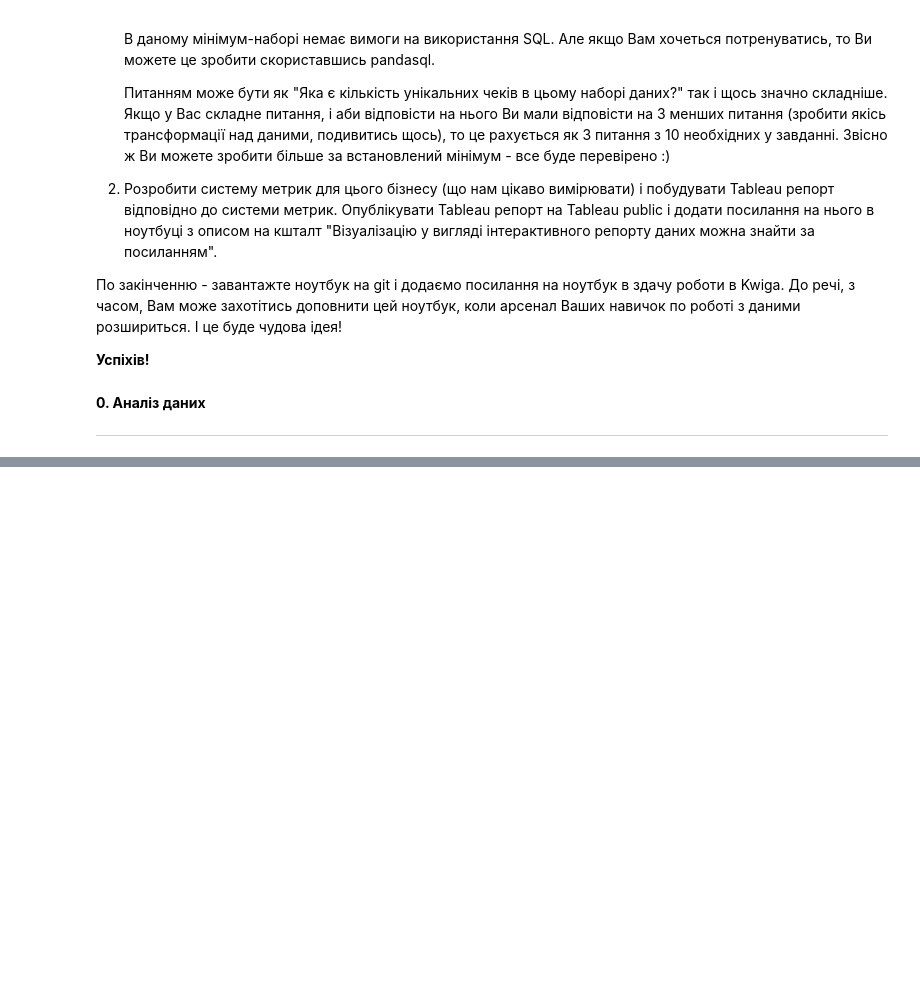
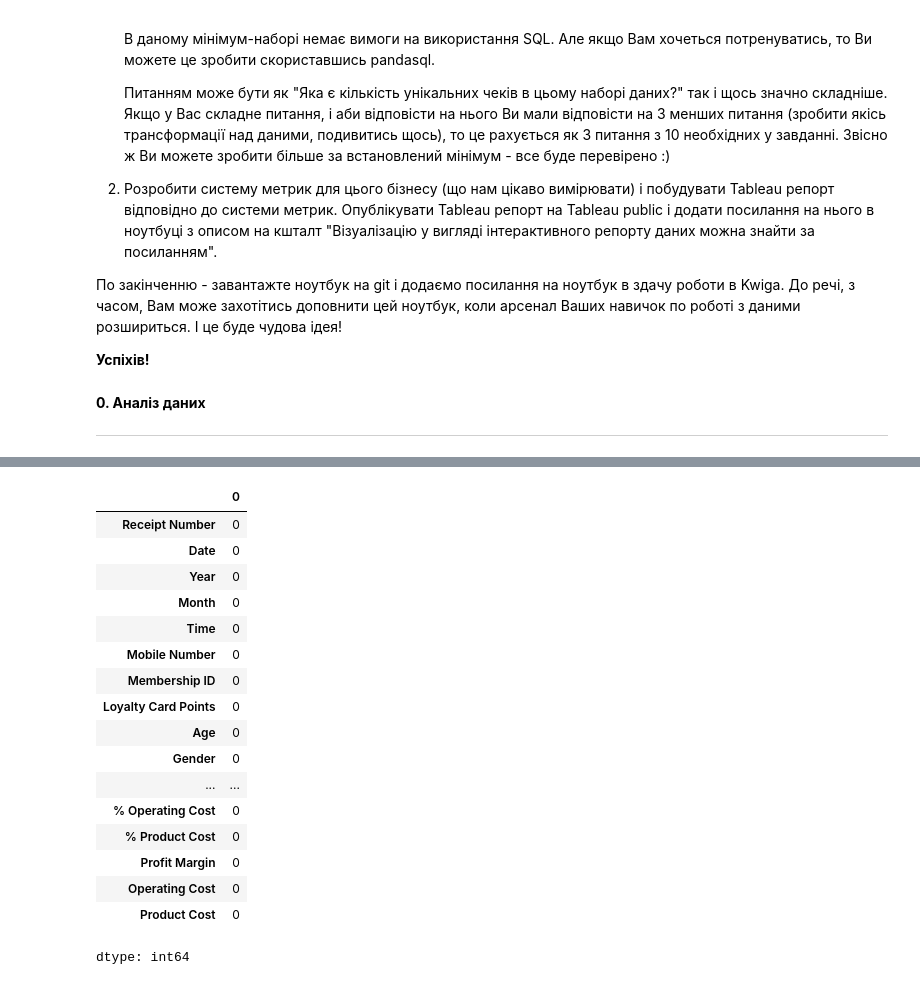
Before and after one commit to oleg-zao/My-Python-Home-Work, a Jupyter notebook: Final_Project_Grocery_store_sales_analysis.ipynb, the cells around one changed output, grey strips where cells are left out. Drawn from its saved outputs; the diff is of its cells as text; code cells hidden in the pictures; blank space fills up the shorter version.

```diff
--- a/Final_Project_Grocery_store_sales_analysis.ipynb
+++ b/Final_Project_Grocery_store_sales_analysis.ipynb
@@ -123,0 +132,22 @@ df
+# %%
+ # перевірка на пропущені значення у наборі даних
+df.isna().sum()
+# %% [output]
+|  | 0 |
+| Receipt Number | 0 |
+| Date | 0 |
+| Year | 0 |
+| Month | 0 |
+| Time | 0 |
+| Mobile Number | 0 |
+| Membership ID | 0 |
+| Loyalty Card Points | 0 |
+| Age | 0 |
+| Gender | 0 |
+| ... | ... |
+| % Operating Cost | 0 |
+| % Product Cost | 0 |
+| Profit Margin | 0 |
+| Operating Cost | 0 |
+| Product Cost | 0 |
+dtype: int64
```
Also changed, not shown: parts of 6 cells of this notebook.
